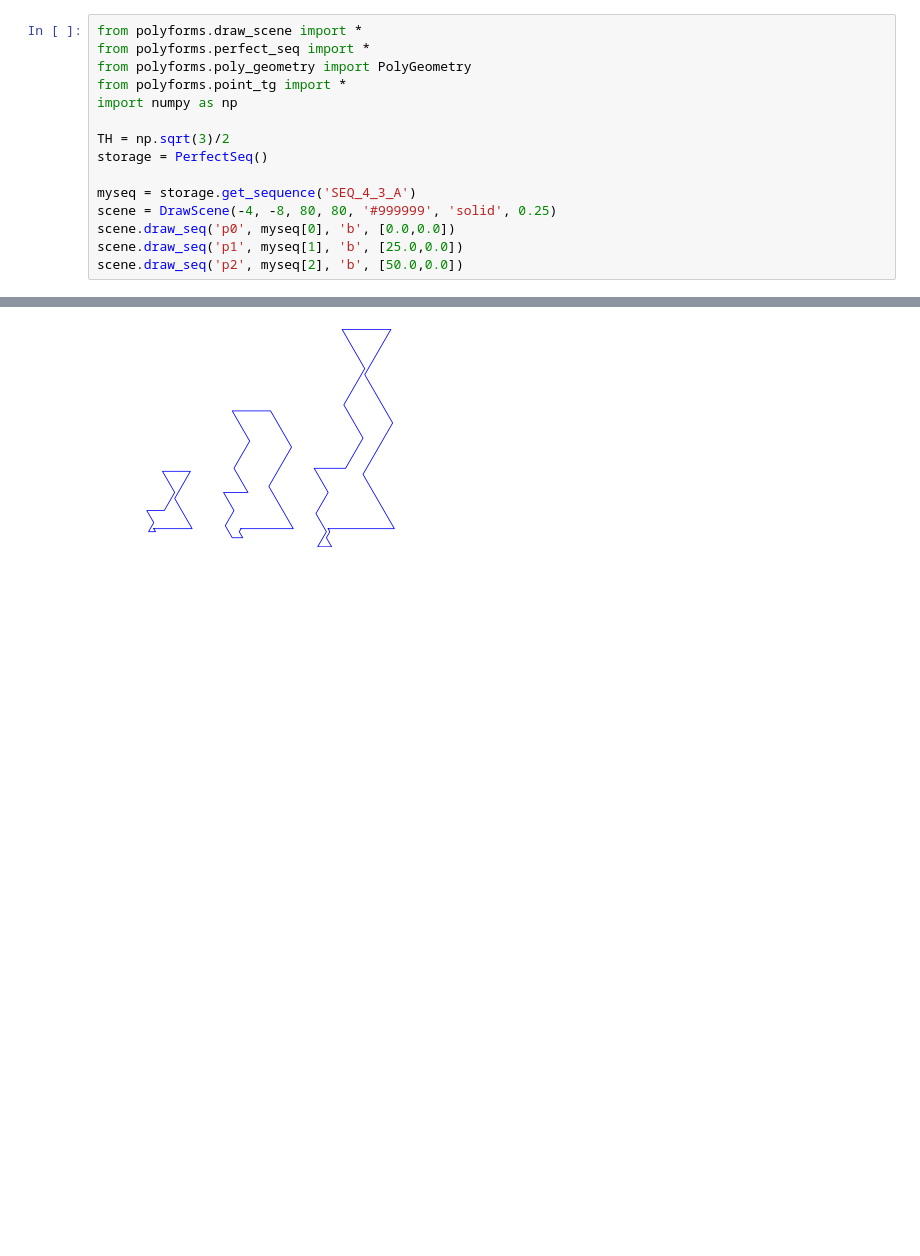
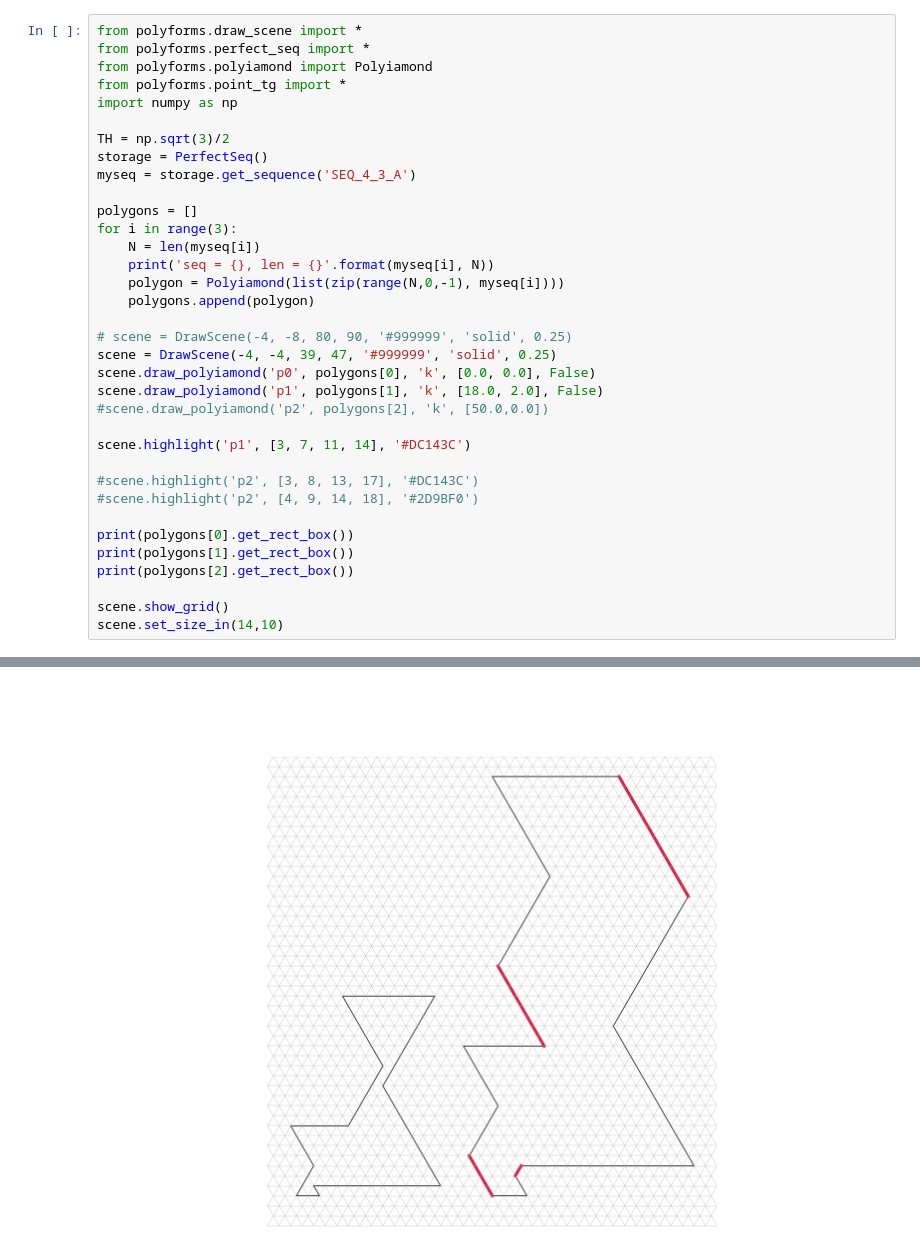
Before and after one commit to kapsitis/polimondi, a Jupyter notebook: polyforms/docs/inductive-step6.ipynb, the cells around one changed output, grey strips where cells are left out. Saved outputs shown, nothing was run; the diff lists cells and outputs as text; blank space fills up the shorter version.

Commit message:
polyforms drawings

```diff
--- a/polyforms/docs/inductive-step6.ipynb
+++ b/polyforms/docs/inductive-step6.ipynb
@@ -1,16 +5,36 @@
 # %%
 from polyforms.draw_scene import *
 from polyforms.perfect_seq import *
-from polyforms.poly_geometry import PolyGeometry
+from polyforms.polyiamond import Polyiamond
 from polyforms.point_tg import *
 import numpy as np
 
 TH = np.sqrt(3)/2
 storage = PerfectSeq()
+myseq = storage.get_sequence('SEQ_4_3_A')
 
-myseq = storage.get_sequence('SEQ_4_3_A')
-scene = DrawScene(-4, -8, 80, 80, '#999999', 'solid', 0.25)
-scene.draw_seq('p0', myseq[0], 'b', [0.0,0.0])
-scene.draw_seq('p1', myseq[1], 'b', [25.0,0.0])
-scene.draw_seq('p2', myseq[2], 'b', [50.0,0.0])
+polygons = []
+for i in range(3):
+    N = len(myseq[i])
+    print('seq = {}, len = {}'.format(myseq[i], N))
+    polygon = Polyiamond(list(zip(range(N,0,-1), myseq[i])))
+    polygons.append(polygon)
+
+# scene = DrawScene(-4, -8, 80, 90, '#999999', 'solid', 0.25)
+scene = DrawScene(-4, -4, 39, 47, '#999999', 'solid', 0.25)
+scene.draw_polyiamond('p0', polygons[0], 'k', [0.0, 0.0], False)
+scene.draw_polyiamond('p1', polygons[1], 'k', [18.0, 2.0], False)
+#scene.draw_polyiamond('p2', polygons[2], 'k', [50.0,0.0])
+
+scene.highlight('p1', [3, 7, 11, 14], '#DC143C')
+
+#scene.highlight('p2', [3, 8, 13, 17], '#DC143C')
+#scene.highlight('p2', [4, 9, 14, 18], '#2D9BF0')
+
+print(polygons[0].get_rect_box())
+print(polygons[1].get_rect_box())
+print(polygons[2].get_rect_box())
+
+scene.show_grid()
+scene.set_size_in(14,10)
 # %% [output]
@@ -18,4 +48,4 @@ scene.draw_seq('p2', myseq[2], 'b', [50.0,0.0])
-[figure, old version]
+[figure, new version]
 # %%
 from polyforms.draw_scene import *
 from polyforms.perfect_seq import *
```
Also changed, not shown: parts of 5 cells of this notebook, 10 other files.
